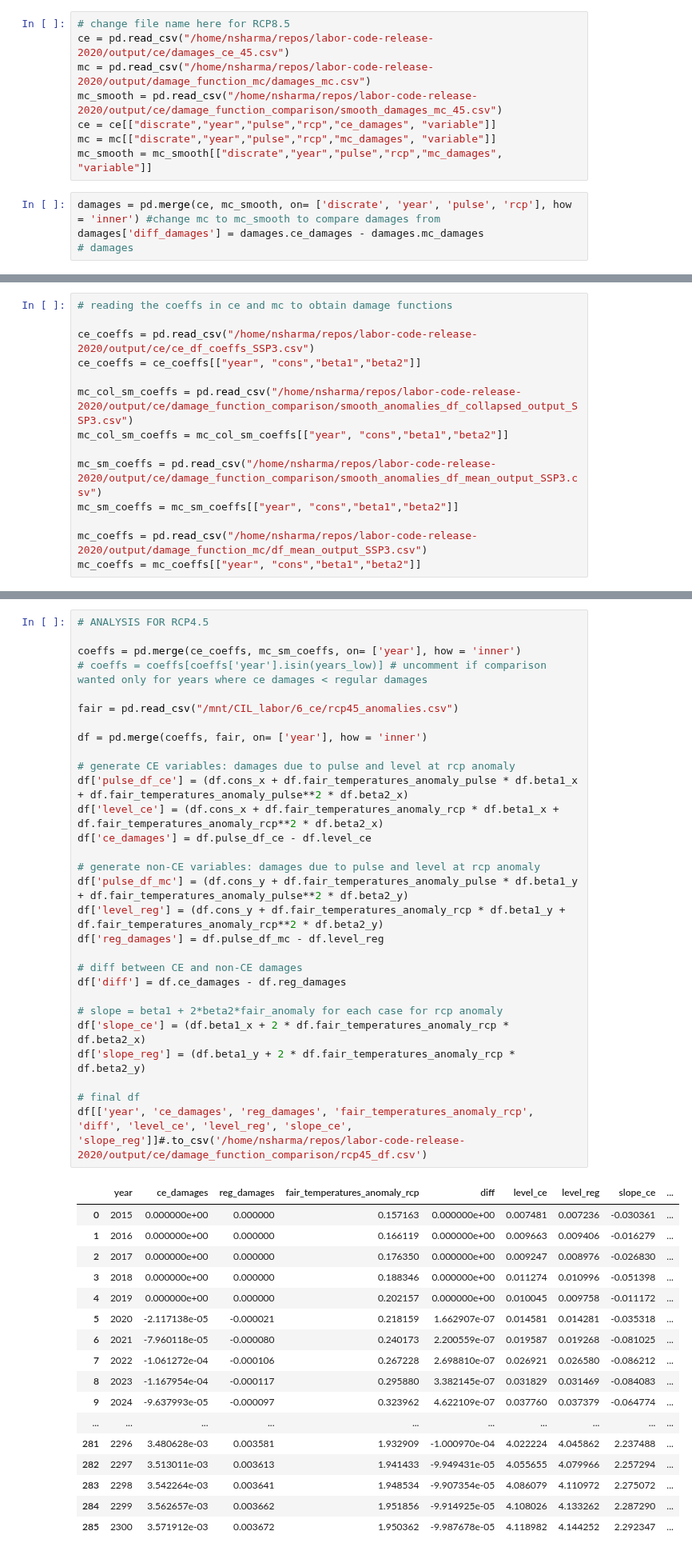
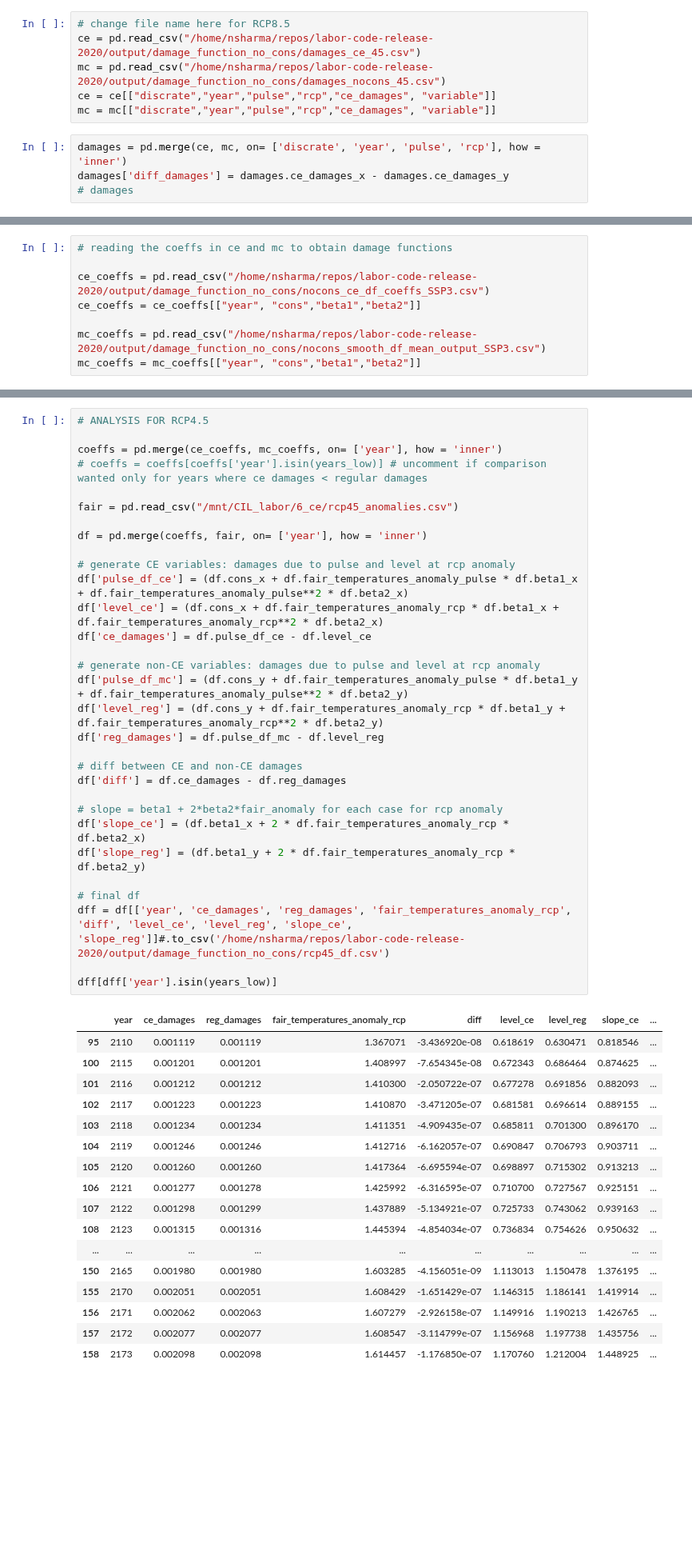
Before and after one commit to ClimateImpactLab/labor-code-release-2020, a Jupyter notebook: 4_post_projection/no_cons/2_scc/ce_og_SCC_comparison.ipynb, the cells around one changed output, grey strips where cells are left out. Shown at 80% size. Drawn from its saved outputs; the diff is of its cells as text; blank space fills up the shorter version.

```diff
--- a/4_post_projection/no_cons/2_scc/ce_og_SCC_comparison.ipynb
+++ b/4_post_projection/no_cons/2_scc/ce_og_SCC_comparison.ipynb
@@ -11,13 +11,11 @@ import seaborn as sns
 import matplotlib.pyplot as plt
 # %%
 # change file name here for RCP8.5
-ce = pd.read_csv("/home/nsharma/repos/labor-code-release-2020/output/ce/damages_ce_45.csv")
-mc = pd.read_csv("/home/nsharma/repos/labor-code-release-2020/output/damage_function_mc/damages_mc.csv")
-mc_smooth = pd.read_csv("/home/nsharma/repos/labor-code-release-2020/output/ce/damage_function_comparison/smooth_damages_mc_45.csv")
+ce = pd.read_csv("/home/nsharma/repos/labor-code-release-2020/output/damage_function_no_cons/damages_ce_45.csv")
+mc = pd.read_csv("/home/nsharma/repos/labor-code-release-2020/output/damage_function_no_cons/damages_nocons_45.csv")
 ce = ce[["discrate","year","pulse","rcp","ce_damages", "variable"]]
-mc = mc[["discrate","year","pulse","rcp","mc_damages", "variable"]]
-mc_smooth = mc_smooth[["discrate","year","pulse","rcp","mc_damages", "variable"]]
+mc = mc[["discrate","year","pulse","rcp","ce_damages", "variable"]]
 # %%
-damages = pd.merge(ce, mc_smooth, on= ['discrate', 'year', 'pulse', 'rcp'], how = 'inner') #change mc to mc_smooth to compare damages from
-damages['diff_damages'] = damages.ce_damages - damages.mc_damages
+damages = pd.merge(ce, mc, on= ['discrate', 'year', 'pulse', 'rcp'], how = 'inner')
+damages['diff_damages'] = damages.ce_damages_x - damages.ce_damages_y
 # damages
@@ -85,14 +54,8 @@ array([2075., 2076., 2077., 2078., 2079., 2080., 2081., 2082., 2083.,
 # %%
 # reading the coeffs in ce and mc to obtain damage functions
 
-ce_coeffs = pd.read_csv("/home/nsharma/repos/labor-code-release-2020/output/ce/ce_df_coeffs_SSP3.csv")
+ce_coeffs = pd.read_csv("/home/nsharma/repos/labor-code-release-2020/output/damage_function_no_cons/nocons_ce_df_coeffs_SSP3.csv")
 ce_coeffs = ce_coeffs[["year", "cons","beta1","beta2"]]
 
-mc_col_sm_coeffs = pd.read_csv("/home/nsharma/repos/labor-code-release-2020/output/ce/damage_function_comparison/smooth_anomalies_df_collapsed_output_SSP3.csv")
-mc_col_sm_coeffs = mc_col_sm_coeffs[["year", "cons","beta1","beta2"]]
-
-mc_sm_coeffs = pd.read_csv("/home/nsharma/repos/labor-code-release-2020/output/ce/damage_function_comparison/smooth_anomalies_df_mean_output_SSP3.csv")
-mc_sm_coeffs = mc_sm_coeffs[["year", "cons","beta1","beta2"]]
-
-mc_coeffs = pd.read_csv("/home/nsharma/repos/labor-code-release-2020/output/damage_function_mc/df_mean_output_SSP3.csv")
+mc_coeffs = pd.read_csv("/home/nsharma/repos/labor-code-release-2020/output/damage_function_no_cons/nocons_smooth_df_mean_output_SSP3.csv")
 mc_coeffs = mc_coeffs[["year", "cons","beta1","beta2"]]
@@ -115,47 +62,49 @@ df[['var', 'damages', 'cons', 'beta1', 'beta2', 'year']]
 # %%
 # ANALYSIS FOR RCP4.5
 
-coeffs = pd.merge(ce_coeffs, mc_sm_coeffs, on= ['year'], how = 'inner')
+coeffs = pd.merge(ce_coeffs, mc_coeffs, on= ['year'], how = 'inner')
 # coeffs = coeffs[coeffs['year'].isin(years_low)] # uncomment if comparison wanted only for years where ce damages < regular damages
 
 fair = pd.read_csv("/mnt/CIL_labor/6_ce/rcp45_anomalies.csv")
 
 df = pd.merge(coeffs, fair, on= ['year'], how = 'inner')
 
 # generate CE variables: damages due to pulse and level at rcp anomaly
 df['pulse_df_ce'] = (df.cons_x + df.fair_temperatures_anomaly_pulse * df.beta1_x + df.fair_temperatures_anomaly_pulse**2 * df.beta2_x)
 df['level_ce'] = (df.cons_x + df.fair_temperatures_anomaly_rcp * df.beta1_x + df.fair_temperatures_anomaly_rcp**2 * df.beta2_x)
 df['ce_damages'] = df.pulse_df_ce - df.level_ce
 
 # generate non-CE variables: damages due to pulse and level at rcp anomaly
 df['pulse_df_mc'] = (df.cons_y + df.fair_temperatures_anomaly_pulse * df.beta1_y + df.fair_temperatures_anomaly_pulse**2 * df.beta2_y)
 df['level_reg'] = (df.cons_y + df.fair_temperatures_anomaly_rcp * df.beta1_y + df.fair_temperatures_anomaly_rcp**2 * df.beta2_y)
 df['reg_damages'] = df.pulse_df_mc - df.level_reg
 
 # diff between CE and non-CE damages
 df['diff'] = df.ce_damages - df.reg_damages
 
 # slope = beta1 + 2*beta2*fair_anomaly for each case for rcp anomaly
 df['slope_ce'] = (df.beta1_x + 2 * df.fair_temperatures_anomaly_rcp * df.beta2_x)
 df['slope_reg'] = (df.beta1_y + 2 * df.fair_temperatures_anomaly_rcp * df.beta2_y)
 
 # final df
-df[['year', 'ce_damages', 'reg_damages', 'fair_temperatures_anomaly_rcp', 'diff', 'level_ce', 'level_reg', 'slope_ce', 'slope_reg']]#.to_csv('/home/nsharma/repos/labor-code-release-2020/output/ce/damage_function_comparison/rcp45_df.csv')
+dff = df[['year', 'ce_damages', 'reg_damages', 'fair_temperatures_anomaly_rcp', 'diff', 'level_ce', 'level_reg', 'slope_ce', 'slope_reg']]#.to_csv('/home/nsharma/repos/labor-code-release-2020/output/damage_function_no_cons/rcp45_df.csv')
+
+dff[dff['year'].isin(years_low)]
 # %% [output]
 |  | year | ce_damages | reg_damages | fair_temperatures_anomaly_rcp | diff | level_ce | level_reg | slope_ce | ... |
-| 0 | 2015 | 0.000000e+00 | 0.000000 | 0.157163 | 0.000000e+00 | 0.007481 | 0.007236 | -0.030361 | ... |
-| 1 | 2016 | 0.000000e+00 | 0.000000 | 0.166119 | 0.000000e+00 | 0.009663 | 0.009406 | -0.016279 | ... |
-| 2 | 2017 | 0.000000e+00 | 0.000000 | 0.176350 | 0.000000e+00 | 0.009247 | 0.008976 | -0.026830 | ... |
-| 3 | 2018 | 0.000000e+00 | 0.000000 | 0.188346 | 0.000000e+00 | 0.011274 | 0.010996 | -0.051398 | ... |
-| 4 | 2019 | 0.000000e+00 | 0.000000 | 0.202157 | 0.000000e+00 | 0.010045 | 0.009758 | -0.011172 | ... |
-| 5 | 2020 | -2.117138e-05 | -0.000021 | 0.218159 | 1.662907e-07 | 0.014581 | 0.014281 | -0.035318 | ... |
-| 6 | 2021 | -7.960118e-05 | -0.000080 | 0.240173 | 2.200559e-07 | 0.019587 | 0.019268 | -0.081025 | ... |
-| 7 | 2022 | -1.061272e-04 | -0.000106 | 0.267228 | 2.698810e-07 | 0.026921 | 0.026580 | -0.086212 | ... |
-| 8 | 2023 | -1.167954e-04 | -0.000117 | 0.295880 | 3.382145e-07 | 0.031829 | 0.031469 | -0.084083 | ... |
-| 9 | 2024 | -9.637993e-05 | -0.000097 | 0.323962 | 4.622109e-07 | 0.037760 | 0.037379 | -0.064774 | ... |
+| 95 | 2110 | 0.001119 | 0.001119 | 1.367071 | -3.436920e-08 | 0.618619 | 0.630471 | 0.818546 | ... |
+| 100 | 2115 | 0.001201 | 0.001201 | 1.408997 | -7.654345e-08 | 0.672343 | 0.686464 | 0.874625 | ... |
+| 101 | 2116 | 0.001212 | 0.001212 | 1.410300 | -2.050722e-07 | 0.677278 | 0.691856 | 0.882093 | ... |
+| 102 | 2117 | 0.001223 | 0.001223 | 1.410870 | -3.471205e-07 | 0.681581 | 0.696614 | 0.889155 | ... |
+| 103 | 2118 | 0.001234 | 0.001234 | 1.411351 | -4.909435e-07 | 0.685811 | 0.701300 | 0.896170 | ... |
+| 104 | 2119 | 0.001246 | 0.001246 | 1.412716 | -6.162057e-07 | 0.690847 | 0.706793 | 0.903711 | ... |
+| 105 | 2120 | 0.001260 | 0.001260 | 1.417364 | -6.695594e-07 | 0.698897 | 0.715302 | 0.913213 | ... |
+| 106 | 2121 | 0.001277 | 0.001278 | 1.425992 | -6.316595e-07 | 0.710700 | 0.727567 | 0.925151 | ... |
+| 107 | 2122 | 0.001298 | 0.001299 | 1.437889 | -5.134921e-07 | 0.725733 | 0.743062 | 0.939163 | ... |
+| 108 | 2123 | 0.001315 | 0.001316 | 1.445394 | -4.854034e-07 | 0.736834 | 0.754626 | 0.950632 | ... |
 | ... | ... | ... | ... | ... | ... | ... | ... | ... | ... |
-| 281 | 2296 | 3.480628e-03 | 0.003581 | 1.932909 | -1.000970e-04 | 4.022224 | 4.045862 | 2.237488 | ... |
-| 282 | 2297 | 3.513011e-03 | 0.003613 | 1.941433 | -9.949431e-05 | 4.055655 | 4.079966 | 2.257294 | ... |
-| 283 | 2298 | 3.542264e-03 | 0.003641 | 1.948534 | -9.907354e-05 | 4.086079 | 4.110972 | 2.275072 | ... |
-| 284 | 2299 | 3.562657e-03 | 0.003662 | 1.951856 | -9.914925e-05 | 4.108026 | 4.133262 | 2.287290 | ... |
-| 285 | 2300 | 3.571912e-03 | 0.003672 | 1.950362 | -9.987678e-05 | 4.118982 | 4.144252 | 2.292347 | ... |
+| 150 | 2165 | 0.001980 | 0.001980 | 1.603285 | -4.156051e-09 | 1.113013 | 1.150478 | 1.376195 | ... |
+| 155 | 2170 | 0.002051 | 0.002051 | 1.608429 | -1.651429e-07 | 1.146315 | 1.186141 | 1.419914 | ... |
+| 156 | 2171 | 0.002062 | 0.002063 | 1.607279 | -2.926158e-07 | 1.149916 | 1.190213 | 1.426765 | ... |
+| 157 | 2172 | 0.002077 | 0.002077 | 1.608547 | -3.114799e-07 | 1.156968 | 1.197738 | 1.435756 | ... |
+| 158 | 2173 | 0.002098 | 0.002098 | 1.614457 | -1.176850e-07 | 1.170760 | 1.212004 | 1.448925 | ... |
```
Also changed, not shown: parts of 15 cells of this notebook, 8 other files.
